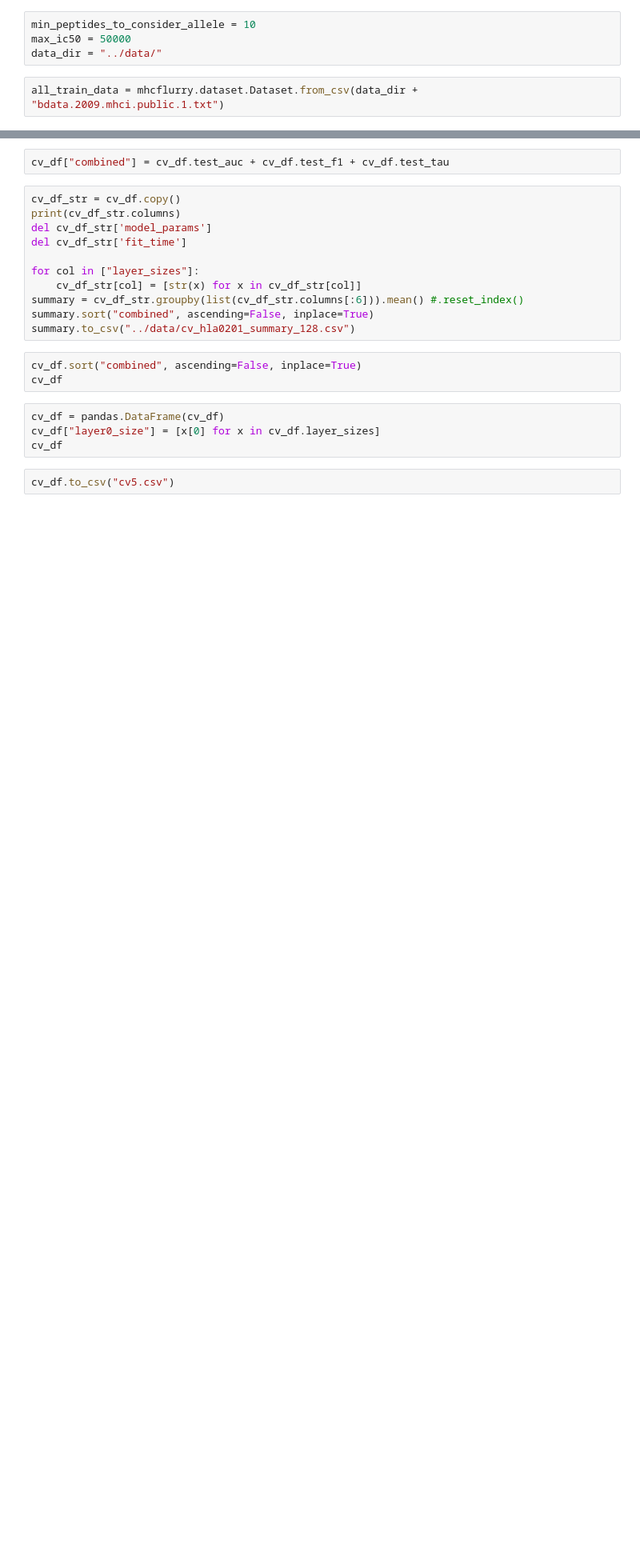
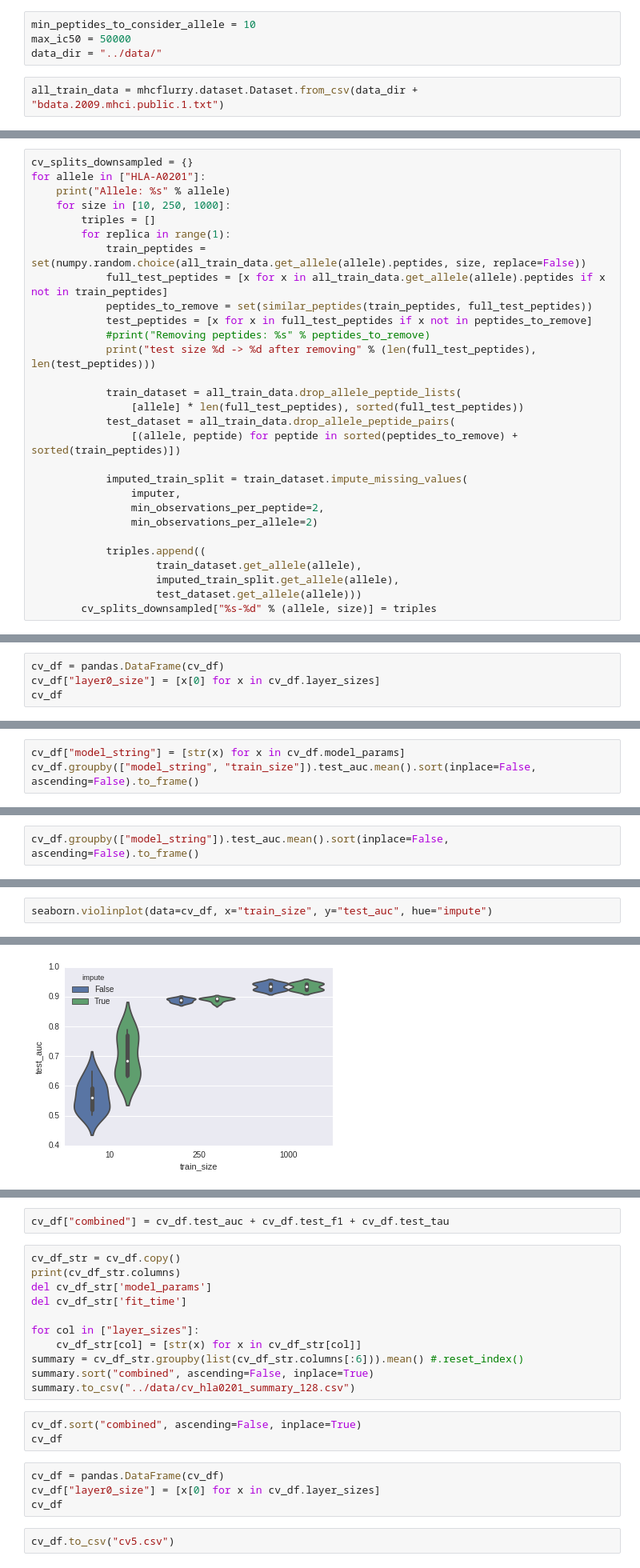
Before and after one commit to hammerlab/mhcflurry-icml-compbio-2016, a Jupyter notebook: notebooks/cv.ipynb, the cells around one changed output, grey strips where cells are left out. Shown at 80% size. Saved outputs shown, nothing was run; the diff lists cells and outputs as text; blank space fills up the shorter version.

```diff
--- a/notebooks/cv.ipynb
+++ b/notebooks/cv.ipynb
@@ -185,0 +292,29 @@ Dropping 9 alleles with <2 observations: ['ELA-A1', 'HLA-B2701', 'HLA-B3508', 'H
+# %%
+cv_splits_downsampled = {}
+for allele in ["HLA-A0201"]:
+    print("Allele: %s" % allele)
+    for size in [10, 250, 1000]:
+        triples = []
+        for replica in range(1):
+            train_peptides = set(numpy.random.choice(all_train_data.get_allele(allele).peptides, size, replace=False))
+            full_test_peptides = [x for x in all_train_data.get_allele(allele).peptides if x not in train_peptides]
+            peptides_to_remove = set(similar_peptides(train_peptides, full_test_peptides))
+            test_peptides = [x for x in full_test_peptides if x not in peptides_to_remove]
+            #print("Removing peptides: %s" % peptides_to_remove)
+            print("test size %d -> %d after removing" % (len(full_test_peptides), len(test_peptides)))
+
+            train_dataset = all_train_data.drop_allele_peptide_lists(
+                [allele] * len(full_test_peptides), sorted(full_test_peptides))
+            test_dataset = all_train_data.drop_allele_peptide_pairs(
+                [(allele, peptide) for peptide in sorted(peptides_to_remove) + sorted(train_peptides)])
+
+            imputed_train_split = train_dataset.impute_missing_values(
+                imputer,
+                min_observations_per_peptide=2,
+                min_observations_per_allele=2)
+
+            triples.append((
+                    train_dataset.get_allele(allele),
+                    imputed_train_split.get_allele(allele),
+                    test_dataset.get_allele(allele)))
+        cv_splits_downsampled["%s-%d" % (allele, size)] = triples
@@ -259,0 +432,4 @@ cv_df
+# %%
+cv_df = pandas.DataFrame(cv_df)
+cv_df["layer0_size"] = [x[0] for x in cv_df.layer_sizes]
+cv_df
@@ -259,0 +455,3 @@ cv_df
+# %%
+cv_df["model_string"] = [str(x) for x in cv_df.model_params]
+cv_df.groupby(["model_string", "train_size"]).test_auc.mean().sort(inplace=False, ascending=False).to_frame()
@@ -259,0 +477,2 @@ cv_df
+# %%
+cv_df.groupby(["model_string"]).test_auc.mean().sort(inplace=False, ascending=False).to_frame()
@@ -259,0 +498,3 @@ cv_df
+# %%
+seaborn.violinplot(data=cv_df, x="train_size", y="test_auc", hue="impute")
+# %% [output]
@@ -259,0 +502 @@ cv_df
+[figure, added]
```
Also changed, not shown: parts of 20 cells of this notebook, 4 other files.
